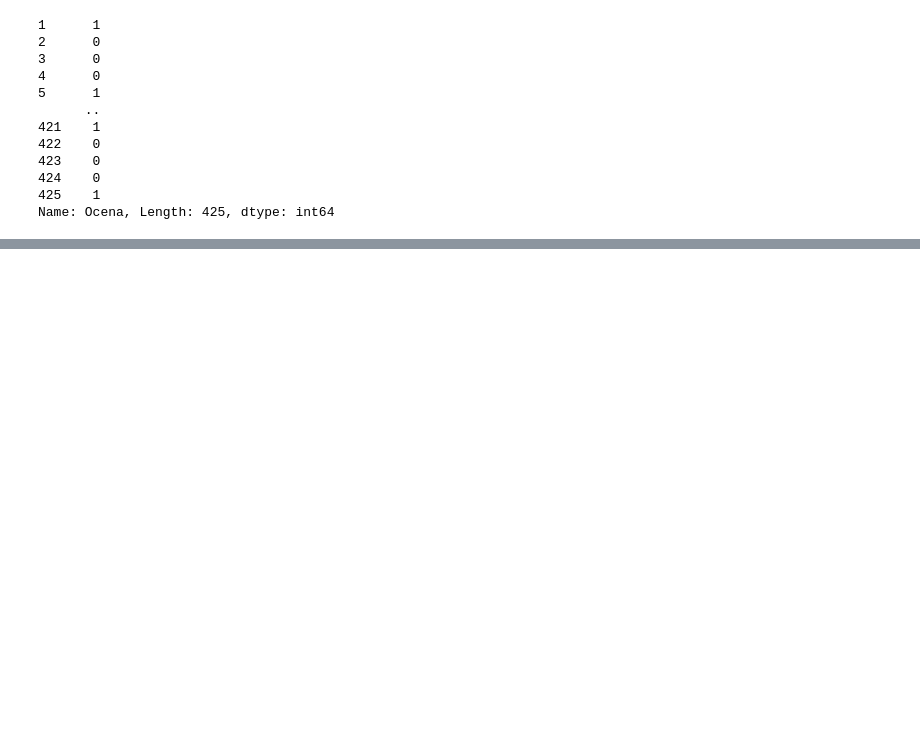
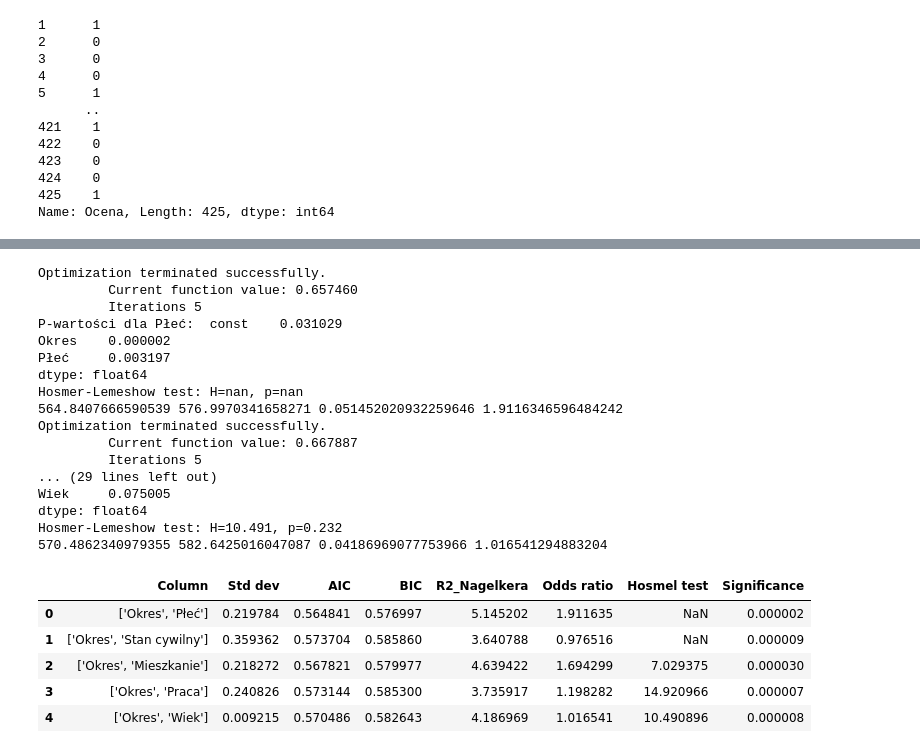
Before and after one commit to ad-po/ocena-kredytu, a Jupyter notebook: notebook.ipynb, the cells around one changed output, grey strips where cells are left out. Drawn from its saved outputs; the diff is of its cells as text; code cells hidden in the pictures; blank space fills up the shorter version.

```diff
--- a/notebook.ipynb
+++ b/notebook.ipynb
@@ -410,0 +191,27 @@ evaluation
+# %%
+res = evaluate('Okres')
+res
+# %% [output]
+Optimization terminated successfully.
+         Current function value: 0.657460
+         Iterations 5
+P-wartości dla Płeć:  const    0.031029
+Okres    0.000002
+Płeć     0.003197
+dtype: float64
+Hosmer-Lemeshow test: H=nan, p=nan
+564.8407666590539 576.9970341658271 0.051452020932259646 1.9116346596484242
+Optimization terminated successfully.
+         Current function value: 0.667887
+         Iterations 5
+... (29 lines left out)
+Wiek     0.075005
+dtype: float64
+Hosmer-Lemeshow test: H=10.491, p=0.232
+570.4862340979355 582.6425016047087 0.04186969077753966 1.016541294883204
+|  | Column | Std dev | AIC | BIC | R2_Nagelkera | Odds ratio | Hosmel test | Significance |
+| 0 | ['Okres', 'Płeć'] | 0.219784 | 0.564841 | 0.576997 | 5.145202 | 1.911635 | NaN | 0.000002 |
+| 1 | ['Okres', 'Stan cywilny'] | 0.359362 | 0.573704 | 0.585860 | 3.640788 | 0.976516 | NaN | 0.000009 |
+| 2 | ['Okres', 'Mieszkanie'] | 0.218272 | 0.567821 | 0.579977 | 4.639422 | 1.694299 | 7.029375 | 0.000030 |
+| 3 | ['Okres', 'Praca'] | 0.240826 | 0.573144 | 0.585300 | 3.735917 | 1.198282 | 14.920966 | 0.000007 |
+| 4 | ['Okres', 'Wiek'] | 0.009215 | 0.570486 | 0.582643 | 4.186969 | 1.016541 | 10.490896 | 0.000008 |
```
Also changed, not shown: parts of 12 cells of this notebook.
